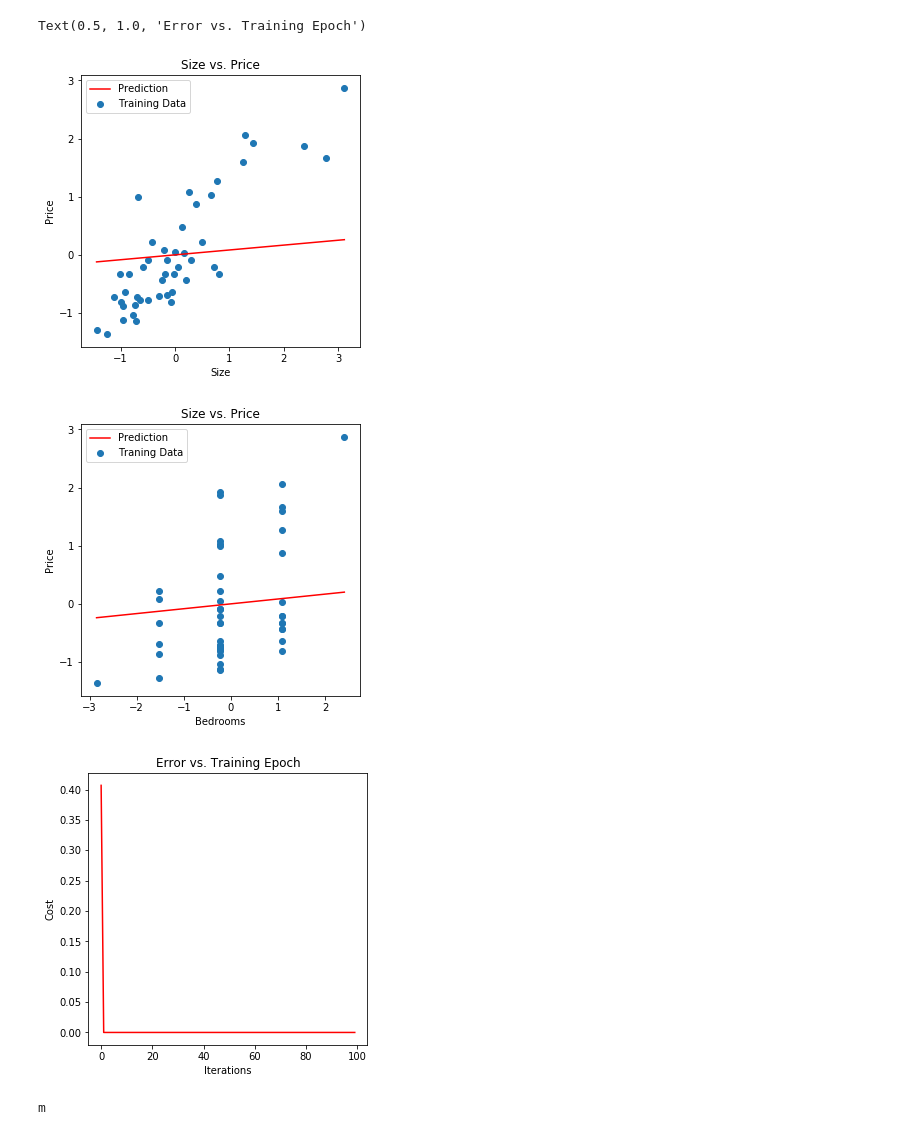
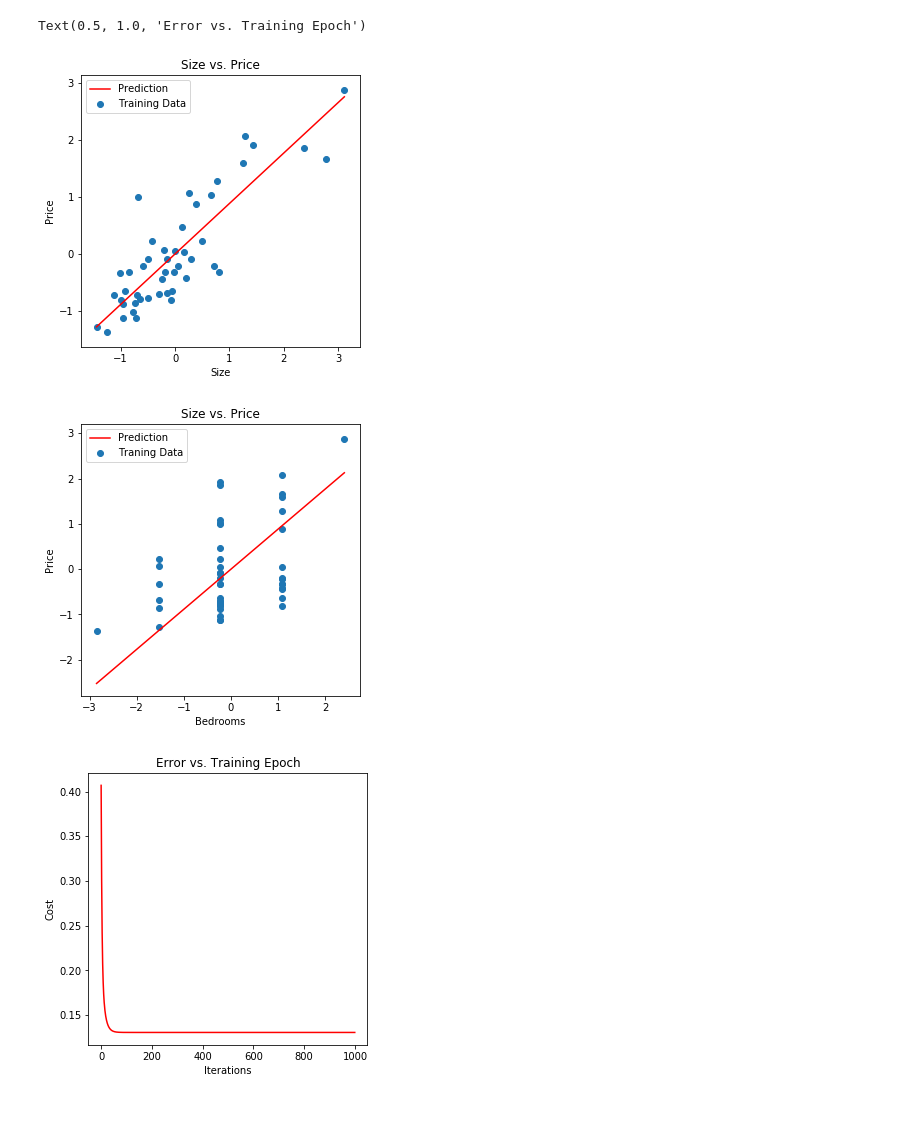
Before and after one commit to mernaadell/Regression, a Jupyter notebook: Regression (multi variables).ipynb, the cells around one changed output. Saved outputs shown, nothing was run; the diff lists cells and outputs as text; code cells hidden in the pictures.

```diff
--- a/Regression (multi variables).ipynb
+++ b/Regression (multi variables).ipynb
@@ -13,15 +13,15 @@ def gradientDescent(X, y, theta, alpha, iters):
 
     for i in range(iters):
         error = (X * theta.T) - y
-
+        print("i=",i)
         for j in range(parameters):
             term = np.multiply(error, X[:,j])
             temp[0,j] = theta[0,j] - ((alpha / len(X)) * np.sum(term)) # 3 thetas
-
+        print("tem p ",temp)
         theta = temp
         cost[i] = computeCost(X, y, theta)
 
-        return theta, cost
+    return theta, cost
 #=============================================================
  #read data
 path2 = "data2.txt"
@@ -64,7 +64,7 @@ print('y2.shape = ' , y2.shape)
 
 #initialize variables for learning rate and iterations
 alpha = 0.1
-iters = 100
+iters = 1000
 #perform linear regression on the data set
 g2, cost2 = gradientDescent(X2, y2, theta2, alpha, iters)
  #get the cost (error) of the model
@@ -128,8 +128,4 @@ data =
 Text(0.5, 1.0, 'Error vs. Training Epoch')
-[figure, old version]
+[figure, new version]
-[figure, old version]
+[figure, new version]
-[figure, old version]
+[figure, new version]
-# %%
-print("m")
-# %% [output]
-m
```
Also changed, not shown: parts of 2 cells of this notebook.
